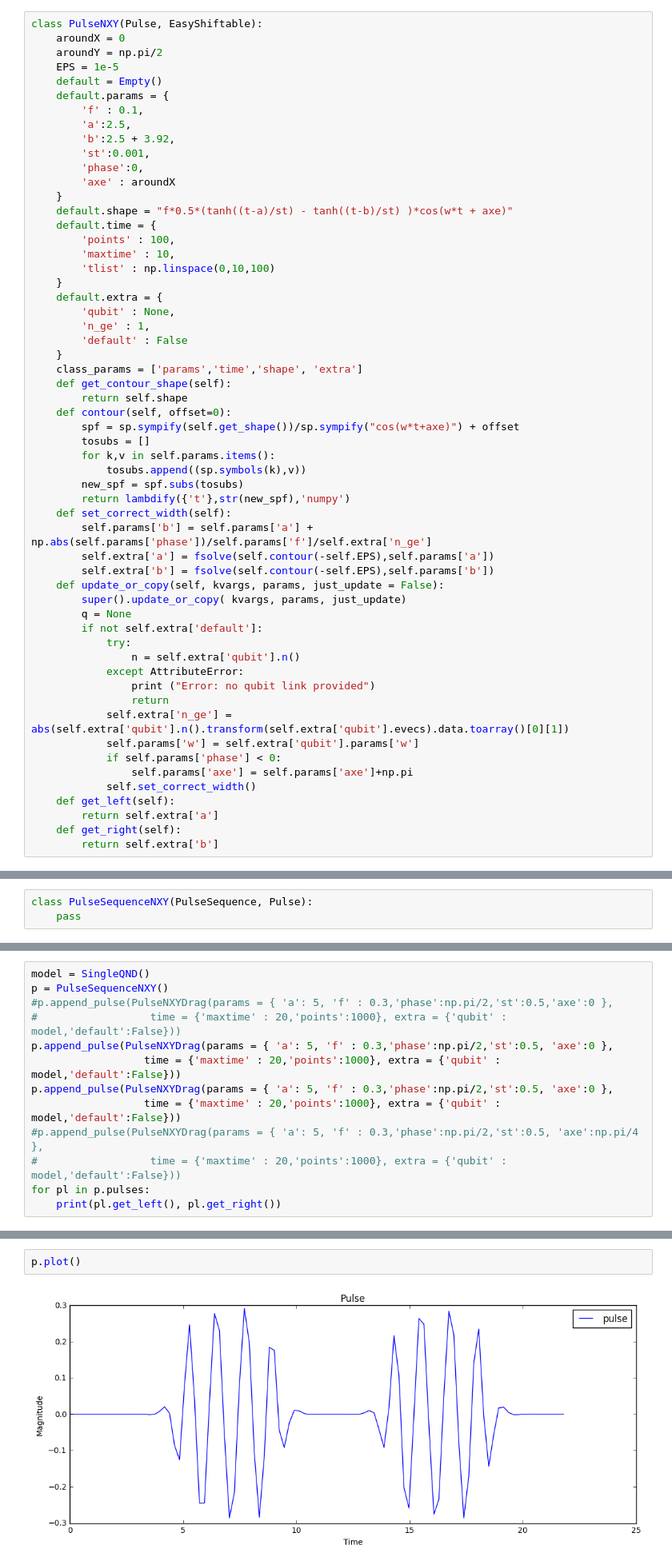
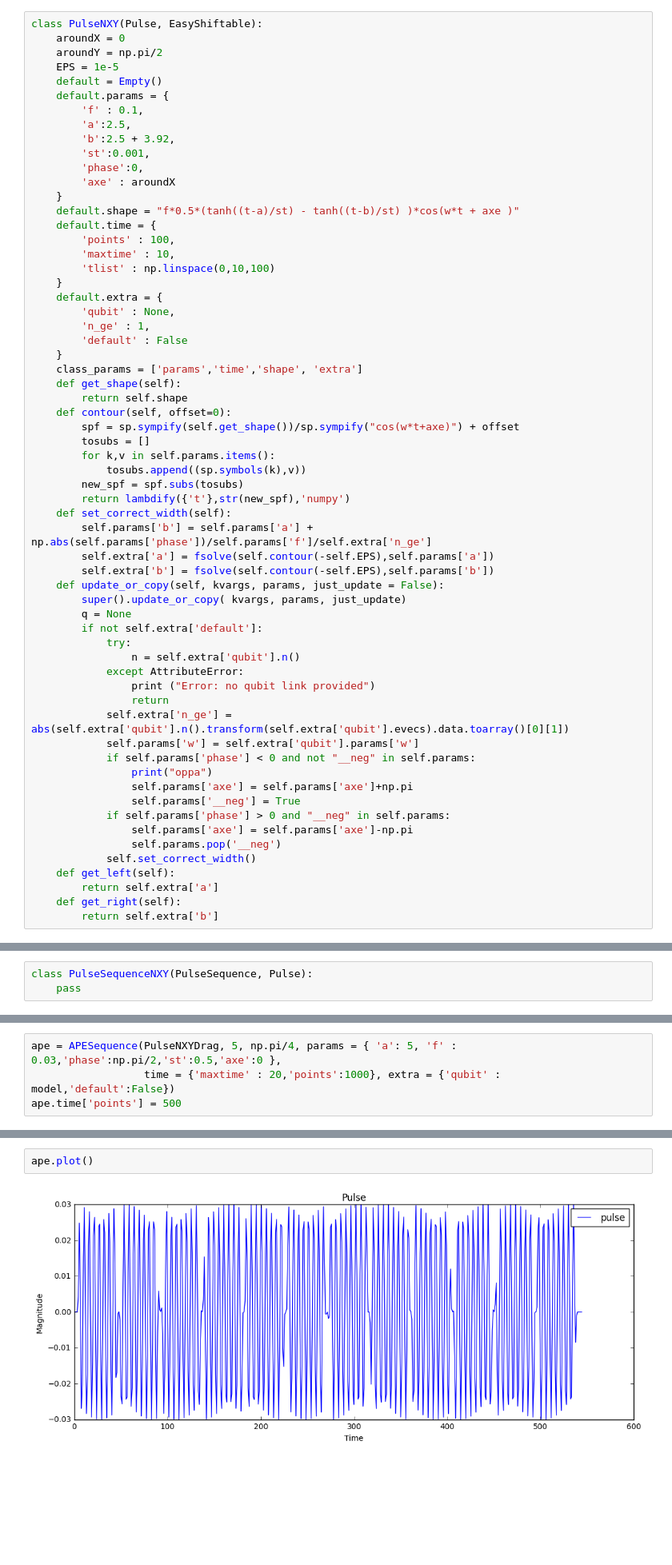
Before and after one commit to safoex/qubitlab, a Jupyter notebook: python/qutip/libqubitNd.ipynb, the cells around one changed output, grey strips where cells are left out. Shown at 80% size. Drawn from its saved outputs; the diff is of its cells as text; blank space fills up the shorter version.

```diff
--- a/python/qutip/libqubitNd.ipynb
+++ b/python/qutip/libqubitNd.ipynb
@@ -110,7 +110,7 @@ class PulseNXY(Pulse, EasyShiftable):
         'phase':0,
         'axe' : aroundX
     }
-    default.shape = "f*0.5*(tanh((t-a)/st) - tanh((t-b)/st) )*cos(w*t + axe)"
+    default.shape = "f*0.5*(tanh((t-a)/st) - tanh((t-b)/st) )*cos(w*t + axe )"
     default.time = {
         'points' : 100,
         'maxtime' : 10,
@@ -122,7 +122,7 @@ class PulseNXY(Pulse, EasyShiftable):
         'default' : False
     }
     class_params = ['params','time','shape', 'extra']
-    def get_contour_shape(self):
+    def get_shape(self):
         return self.shape
     def contour(self, offset=0):
         spf = sp.sympify(self.get_shape())/sp.sympify("cos(w*t+axe)") + offset
@@ -146,8 +146,13 @@ class PulseNXY(Pulse, EasyShiftable):
                 return
             self.extra['n_ge'] = abs(self.extra['qubit'].n().transform(self.extra['qubit'].evecs).data.toarray()[0][1])
             self.params['w'] = self.extra['qubit'].params['w']
-            if self.params['phase'] < 0:
+            if self.params['phase'] < 0 and not "__neg" in self.params:
+                print("oppa")
                 self.params['axe'] = self.params['axe']+np.pi
+                self.params['__neg'] = True
+            if self.params['phase'] > 0 and "__neg" in self.params:
+                self.params['axe'] = self.params['axe']-np.pi
+                self.params.pop('__neg')
             self.set_correct_width()
     def get_left(self):
         return self.extra['a']
@@ -348,13 +352,0 @@ class SingleQND(ND):
-# %%
-model = SingleQND()
-p = PulseSequenceNXY()
-#p.append_pulse(PulseNXYDrag(params = { 'a': 5, 'f' : 0.3,'phase':np.pi/2,'st':0.5,'axe':0 },
-#                  time = {'maxtime' : 20,'points':1000}, extra = {'qubit' : model,'default':False}))
-p.append_pulse(PulseNXYDrag(params = { 'a': 5, 'f' : 0.3,'phase':np.pi/2,'st':0.5, 'axe':0 },
-                  time = {'maxtime' : 20,'points':1000}, extra = {'qubit' : model,'default':False}))
-p.append_pulse(PulseNXYDrag(params = { 'a': 5, 'f' : 0.3,'phase':np.pi/2,'st':0.5, 'axe':0 },
-                  time = {'maxtime' : 20,'points':1000}, extra = {'qubit' : model,'default':False}))
-#p.append_pulse(PulseNXYDrag(params = { 'a': 5, 'f' : 0.3,'phase':np.pi/2,'st':0.5, 'axe':np.pi/4 },
-#                  time = {'maxtime' : 20,'points':1000}, extra = {'qubit' : model,'default':False}))
-for pl in p.pulses:
-    print(pl.get_left(), pl.get_right())
@@ -364,0 +359,4 @@ for pl in p.pulses:
+# %%
+ape = APESequence(PulseNXYDrag, 5, np.pi/4, params = { 'a': 5, 'f' : 0.03,'phase':np.pi/2,'st':0.5,'axe':0 },
+                  time = {'maxtime' : 20,'points':1000}, extra = {'qubit' : model,'default':False})
+ape.time['points'] = 500
@@ -365,5 +380,5 @@ for pl in p.pulses:
 # %%
-p.plot()
+ape.plot()
 # %% [output]
-[figure, old version]
+[figure, new version]
 # %%
```
Also changed, not shown: parts of 16 cells of this notebook.
